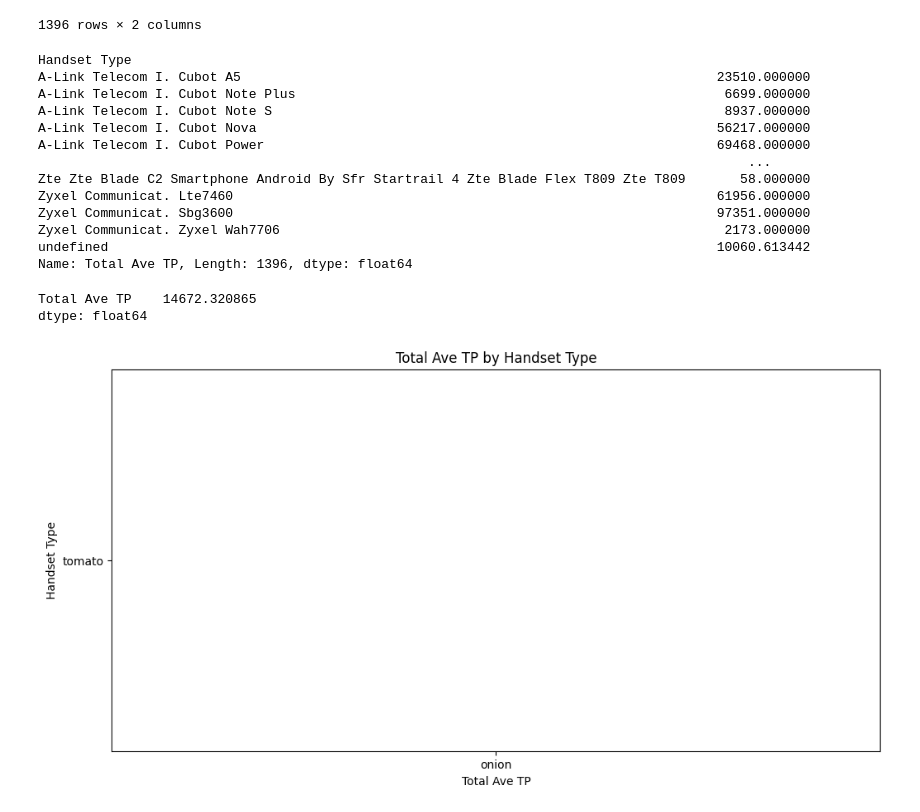
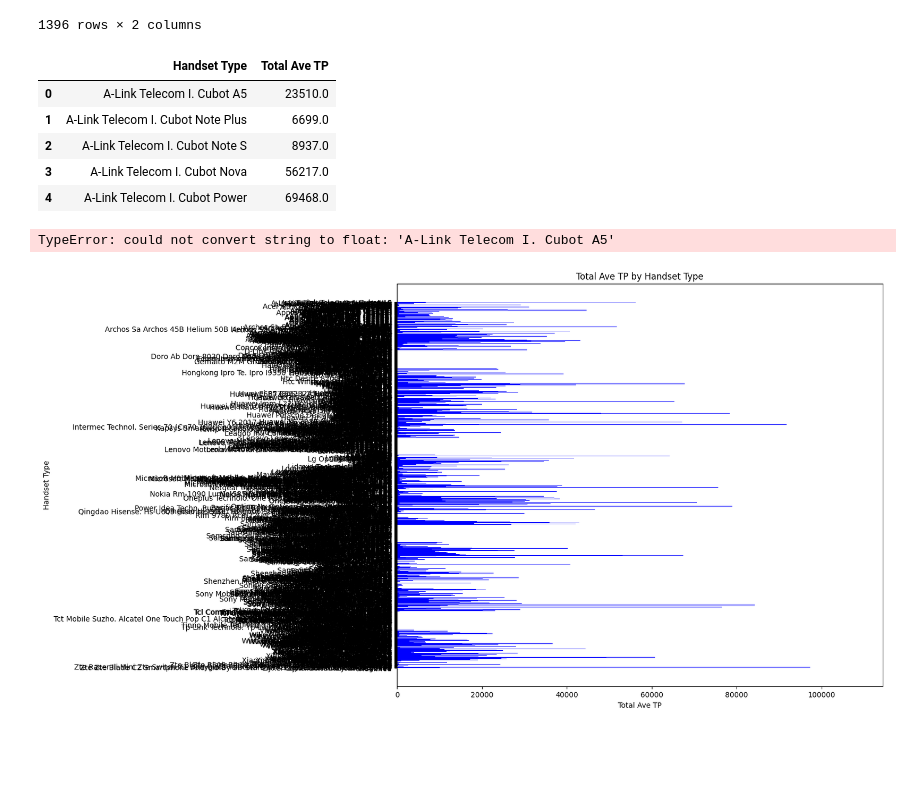
Before and after one commit to melatteshome/User-Analytics-Telecom-Industry, a Jupyter notebook: notebooks/user_experience_analysis.ipynb, the cells around one changed output. Saved outputs shown, nothing was run; the diff lists cells and outputs as text; code cells hidden in the pictures; blank space fills up the shorter version.

```diff
--- a/notebooks/user_experience_analysis.ipynb
+++ b/notebooks/user_experience_analysis.ipynb
@@ -283,45 +290,36 @@ df['Total Ave TP'] = df['Avg Bearer TP DL (kbps)'] + df['Avg Bearer TP UL (kbps)
 # average TP per handset type
 average_tp_per_handsettype = df.groupby('Handset Type').agg({
     'Total Ave TP': 'mean'
-})
+}).reset_index()
 # average_tp_per_handsettype = average_tp_per_handsettype.rename(columns={
 #   'Total Ave Tp':   'Mean tp'
 # })
-
-average_tp_per_handsettype['Total Ave TP']
+average_tp_per_handsettype.head()
 # %% [output]
-Handset Type
-A-Link Telecom I. Cubot A5                                                             23510.000000
-A-Link Telecom I. Cubot Note Plus                                                       6699.000000
-A-Link Telecom I. Cubot Note S                                                          8937.000000
-A-Link Telecom I. Cubot Nova                                                           56217.000000
-A-Link Telecom I. Cubot Power                                                          69468.000000
-                                                                                           ...
-Zte Zte Blade C2 Smartphone Android By Sfr Startrail 4 Zte Blade Flex T809 Zte T809       58.000000
-Zyxel Communicat. Lte7460                                                              61956.000000
-Zyxel Communicat. Sbg3600                                                              97351.000000
-Zyxel Communicat. Zyxel Wah7706                                                         2173.000000
-undefined                                                                              10060.613442
-Name: Total Ave TP, Length: 1396, dtype: float64
+|  | Handset Type | Total Ave TP |
+| 0 | A-Link Telecom I. Cubot A5 | 23510.0 |
+| 1 | A-Link Telecom I. Cubot Note Plus | 6699.0 |
+| 2 | A-Link Telecom I. Cubot Note S | 8937.0 |
+| 3 | A-Link Telecom I. Cubot Nova | 56217.0 |
+| 4 | A-Link Telecom I. Cubot Power | 69468.0 |
 # %%
 # standard deviation
 
 std_dev= average_tp_per_handsettype.std()
 std_dev
 # %% [output]
-Total Ave TP    14672.320865
-dtype: float64
+TypeError: could not convert string to float: 'A-Link Telecom I. Cubot A5'
 # %%
 # Plot bar graph
 
-plt.figure(figsize=(12, 6))
-plt.barh('tomato', 'onion', color='blue')
+plt.figure(figsize=(12, 10))
+plt.barh(average_tp_per_handsettype['Handset Type'], average_tp_per_handsettype['Total Ave TP'], color='blue')
 plt.xlabel("Total Ave TP")
 plt.ylabel("Handset Type")
 plt.title("Total Ave TP by Handset Type")
 plt.gca().invert_yaxis()  # Invert y-axis for better readability
 
 # Show plot
 plt.show()
 # %% [output]
-[figure, old version]
+[figure, new version]
```
Also changed, not shown: parts of 9 cells of this notebook, 2 other files.
